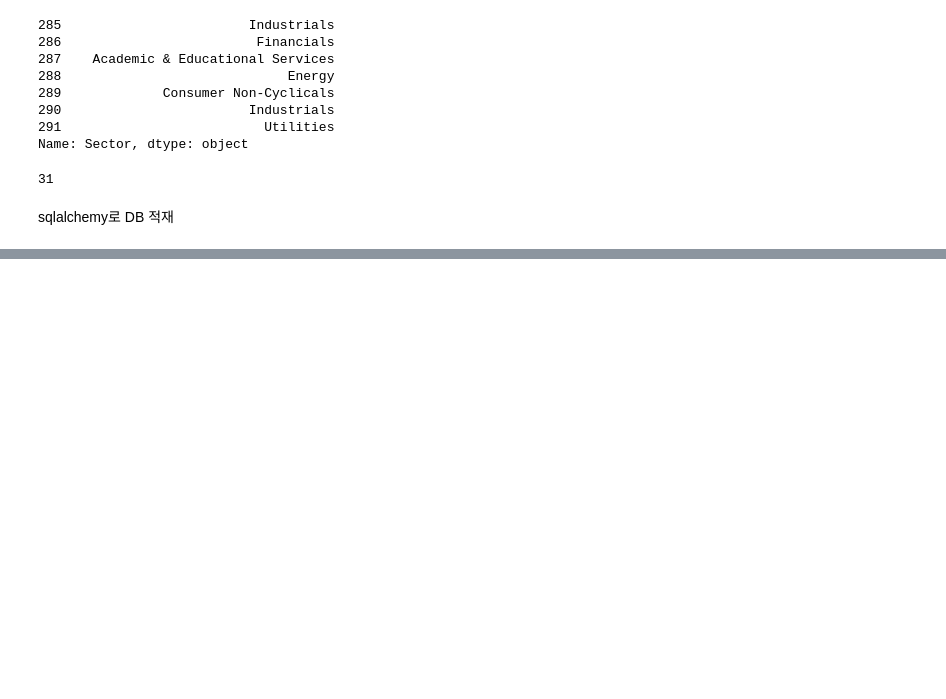
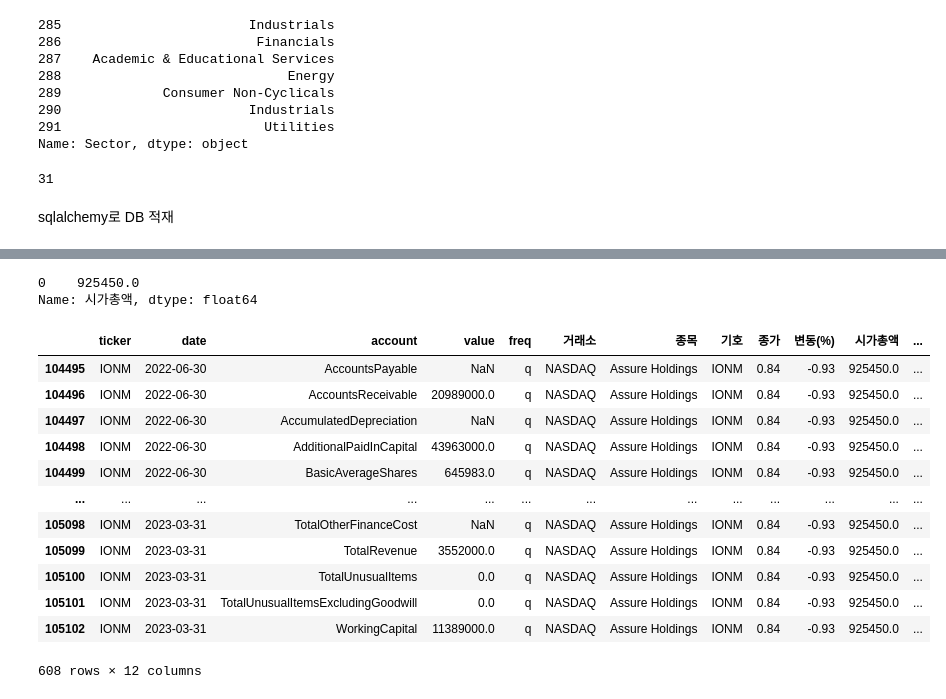
Before and after one commit to ljy9969/Quant_Portfolio, a Jupyter notebook: Analyst/USstocks.ipynb, the cells around one changed output, grey strips where cells are left out. Drawn from its saved outputs; the diff is of its cells as text; code cells hidden in the pictures; blank space fills up the shorter version.

```diff
--- a/Analyst/USstocks.ipynb
+++ b/Analyst/USstocks.ipynb
@@ -2225,0 +2639,25 @@ df2sql(all_data_df_bind, 'global_ticker1')
+# %%
+import pymysql
+from sqlalchemy import create_engine
+import pandas as pd
+import yaml
+
+# DB 접속 정보
+with open('/mnt/FE0A5E240A5DDA6B/workspace/Quant_Portfolio/Analyst/config.yaml', encoding='UTF-8') as f:
+    _cfg = yaml.load(f, Loader=yaml.FullLoader)
+
+DB_SECRET = _cfg['DB_SECRET']
+
+# DB 연결
+engine = create_engine(f'mysql+pymysql://root:{DB_SECRET}@127.0.0.1:3306/quant_db')
+
+# 재무제표 불러오기
+global_fs = pd.read_sql("""
+select * from global_fs
+where freq = 'q';
+""", con=engine)
+
+# DB 연결 종료
+engine.dispose()
+
+display(global_fs.info(), global_fs.head())
@@ -2225,0 +2732,7 @@ df2sql(all_data_df_bind, 'global_ticker1')
+# %%
+import datetime
+
+type(global_fs['date'][0])
+global_fs['date'] = pd.to_datetime(global_fs['date'])
+# global_fs['date'].dt.year
+global_fs['date'].dt.strftime('%Y')
@@ -2225,0 +2798,3 @@ df2sql(all_data_df_bind, 'global_ticker1')
+# %%
+df = NASDAQNYSE[:461]
+df.head()
@@ -2225,0 +2808,23 @@ df2sql(all_data_df_bind, 'global_ticker1')
+# %%
+df['시가총액'].loc[df['기호']== 'IONM']
+# %% [output]
+0    925450.0
+Name: 시가총액, dtype: float64
+# %%
+global_fs = pd.merge(global_fs, df, how = 'left', left_on = 'ticker', right_on = '기호')
+
+global_fs.loc[global_fs['ticker'] == 'IONM']
+# %% [output]
+|  | ticker | date | account | value | freq | 거래소 | 종목 | 기호 | 종가 | 변동(%) | 시가총액 | ... |
+| 104495 | IONM | 2022-06-30 | AccountsPayable | NaN | q | NASDAQ | Assure Holdings | IONM | 0.84 | -0.93 | 925450.0 | ... |
+| 104496 | IONM | 2022-06-30 | AccountsReceivable | 20989000.0 | q | NASDAQ | Assure Holdings | IONM | 0.84 | -0.93 | 925450.0 | ... |
+| 104497 | IONM | 2022-06-30 | AccumulatedDepreciation | NaN | q | NASDAQ | Assure Holdings | IONM | 0.84 | -0.93 | 925450.0 | ... |
+| 104498 | IONM | 2022-06-30 | AdditionalPaidInCapital | 43963000.0 | q | NASDAQ | Assure Holdings | IONM | 0.84 | -0.93 | 925450.0 | ... |
+| 104499 | IONM | 2022-06-30 | BasicAverageShares | 645983.0 | q | NASDAQ | Assure Holdings | IONM | 0.84 | -0.93 | 925450.0 | ... |
+| ... | ... | ... | ... | ... | ... | ... | ... | ... | ... | ... | ... | ... |
+| 105098 | IONM | 2023-03-31 | TotalOtherFinanceCost | NaN | q | NASDAQ | Assure Holdings | IONM | 0.84 | -0.93 | 925450.0 | ... |
+| 105099 | IONM | 2023-03-31 | TotalRevenue | 3552000.0 | q | NASDAQ | Assure Holdings | IONM | 0.84 | -0.93 | 925450.0 | ... |
+| 105100 | IONM | 2023-03-31 | TotalUnusualItems | 0.0 | q | NASDAQ | Assure Holdings | IONM | 0.84 | -0.93 | 925450.0 | ... |
+| 105101 | IONM | 2023-03-31 | TotalUnusualItemsExcludingGoodwill | 0.0 | q | NASDAQ | Assure Holdings | IONM | 0.84 | -0.93 | 925450.0 | ... |
+| 105102 | IONM | 2023-03-31 | WorkingCapital | 11389000.0 | q | NASDAQ | Assure Holdings | IONM | 0.84 | -0.93 | 925450.0 | ... |
+608 rows × 12 columns
```
Also changed, not shown: parts of 34 cells of this notebook.
